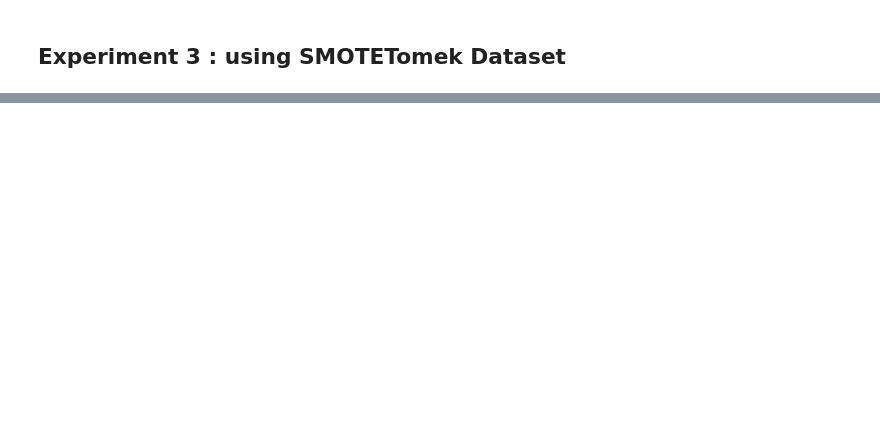
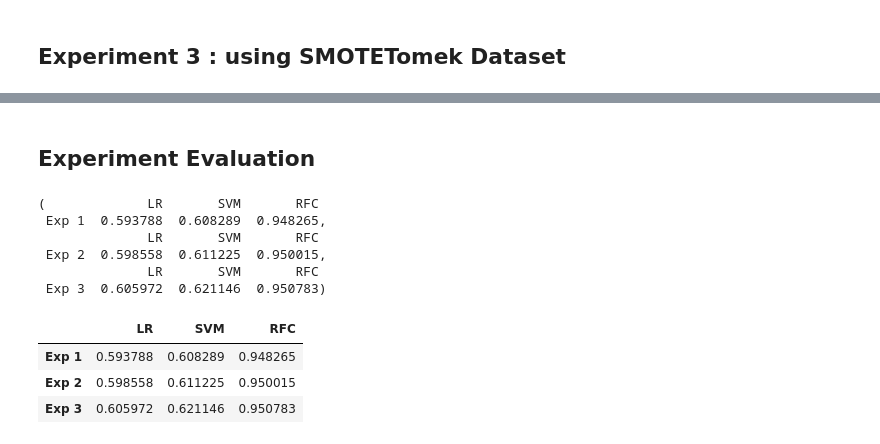
Before and after one commit to Elizabeth-Ofulue/DSML-Projects, a Jupyter notebook: FraudDetection/Experimental Env.ipynb, the cells around one changed output, grey strips where cells are left out. Saved outputs shown, nothing was run; the diff lists cells and outputs as text; code cells hidden in the pictures; blank space fills up the shorter version.

Commit message:
Concluded Evaluation for Experimental Env

```diff
--- a/FraudDetection/Experimental Env.ipynb
+++ b/FraudDetection/Experimental Env.ipynb
@@ -1041,0 +1042,11 @@ array([[5184,   39],
+# %% [markdown]
+## Experiment Evaluation
+# %%
+compare_model1,compare_model2,compare_model3
+# %% [output]
+(             LR       SVM       RFC
+ Exp 1  0.593788  0.608289  0.948265,
+              LR       SVM       RFC
+ Exp 2  0.598558  0.611225  0.950015,
+              LR       SVM       RFC
+ Exp 3  0.605972  0.621146  0.950783)
@@ -1041,0 +1056,7 @@ array([[5184,   39],
+# %%
+Acc_Eval
+# %% [output]
+|  | LR | SVM | RFC |
+| Exp 1 | 0.593788 | 0.608289 | 0.948265 |
+| Exp 2 | 0.598558 | 0.611225 | 0.950015 |
+| Exp 3 | 0.605972 | 0.621146 | 0.950783 |
```
Also changed, not shown: parts of 28 cells of this notebook.
